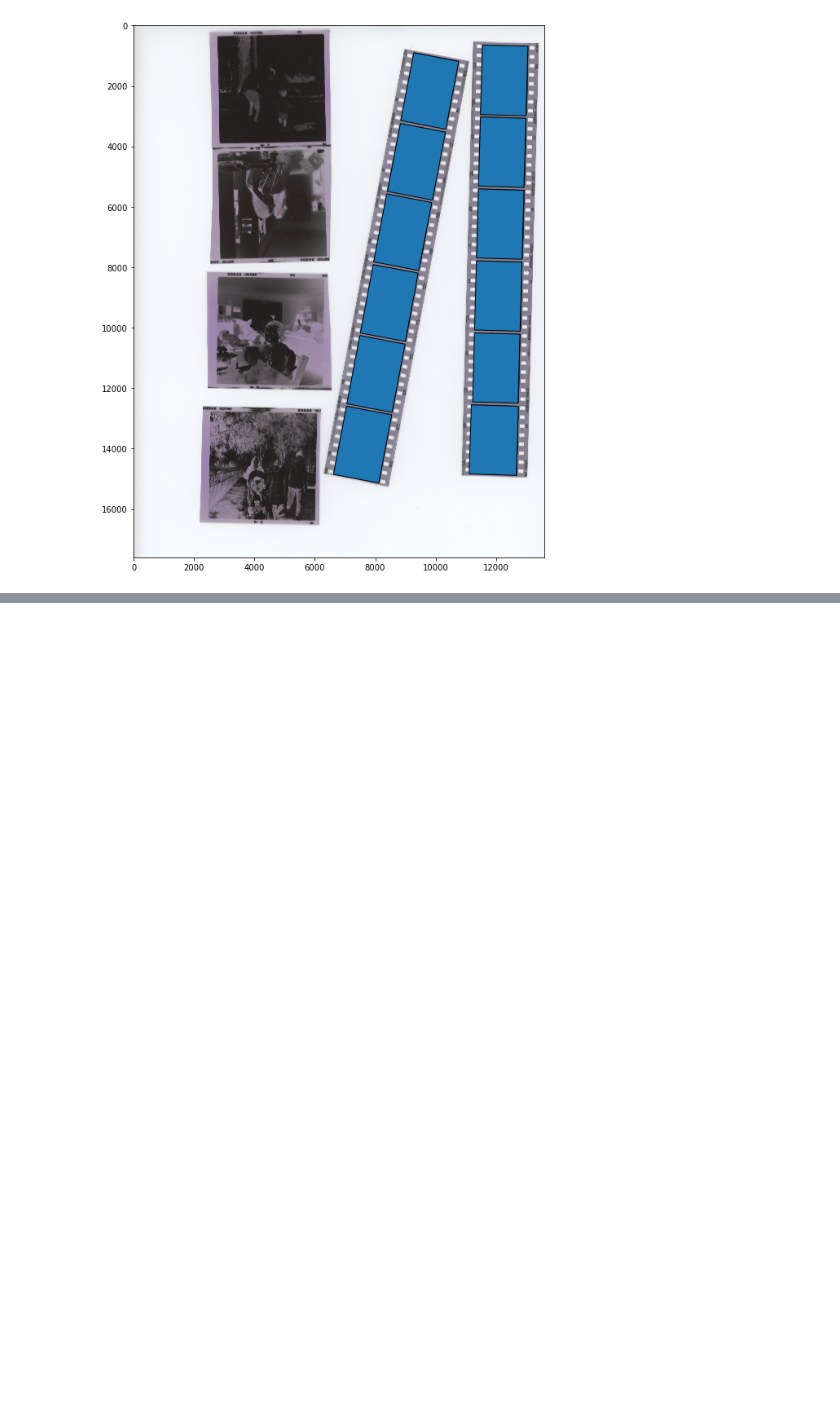
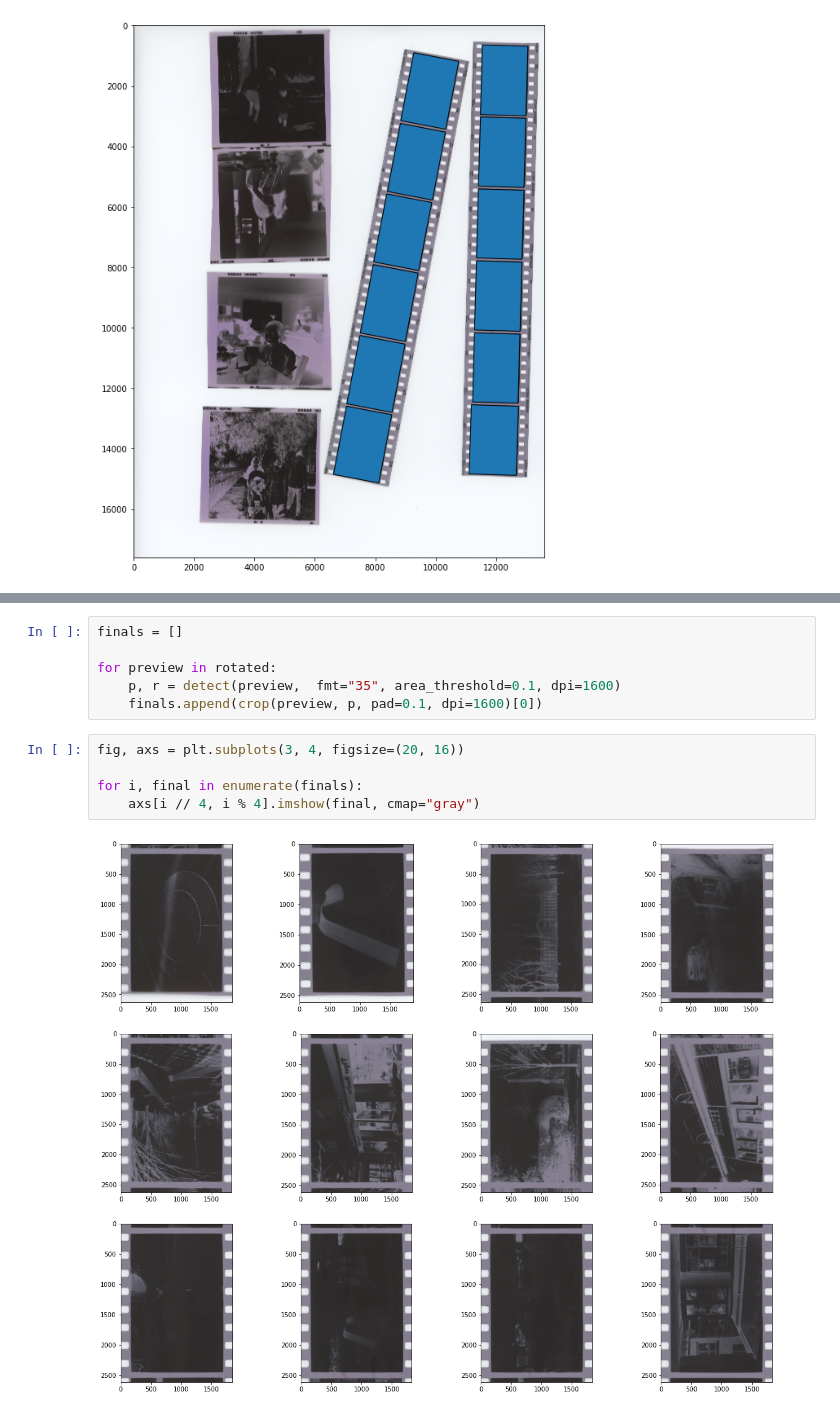
Before and after one commit to danielsuo/photo, a Jupyter notebook: notebooks/2021-01-19 detect frame.ipynb, the cells around one changed output, grey strips where cells are left out. Saved outputs shown, nothing was run; the diff lists cells and outputs as text; blank space fills up the shorter version.

```diff
--- a/notebooks/2021-01-19 detect frame.ipynb
+++ b/notebooks/2021-01-19 detect frame.ipynb
@@ -111,0 +51,13 @@ plt.imshow(final)
+# %%
+finals = []
+
+for preview in rotated:
+    p, r = detect(preview,  fmt="35", area_threshold=0.1, dpi=1600)
+    finals.append(crop(preview, p, pad=0.1, dpi=1600)[0])
+# %%
+fig, axs = plt.subplots(3, 4, figsize=(20, 16))
+
+for i, final in enumerate(finals):
+    axs[i // 4, i % 4].imshow(final, cmap="gray")
+# %% [output]
+[figure, added]
```
Also changed, not shown: parts of 20 cells of this notebook, 1 other file.
